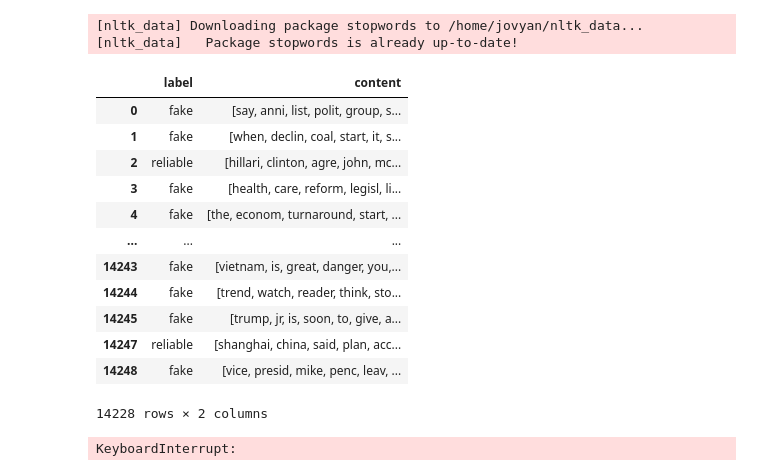
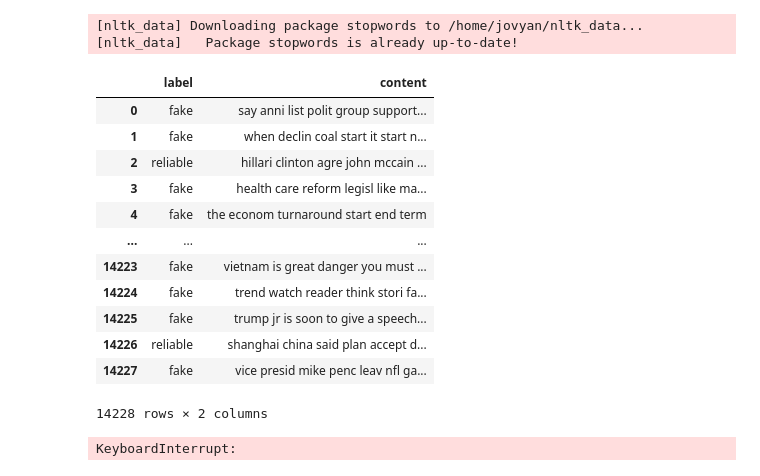
Before and after one commit to CS3244-MachineLearning-Project-AY2021/Fake_News_Detection, a Jupyter notebook: Jerry/Combined_Domain_SVM.ipynb, the cells around one changed output. Cells and saved outputs as stored; diff of their text form; code cells hidden in the pictures.

Commit message:
[Feat] Results from combined title and combined domain2

```diff
--- a/Jerry/Combined_Domain_SVM.ipynb
+++ b/Jerry/Combined_Domain_SVM.ipynb
@@ -84,6 +84,7 @@ def clean_content(text):
 
     # Porter stemmer back to basic english words
     words = [ps.stem(word) for word in allalpha_tokens if not word in stopwords.words('english')]
+    words = ' '.join(words)
     return words
 # %% [output]
 [nltk_data] Downloading package stopwords to /home/jovyan/nltk_data...
@@ -91,27 +92,27 @@ def clean_content(text):
 # %%
 combined_content_df = combined_df.drop(columns=['url', 'title', 'domain', 'author'])
 combined_content_df = combined_content_df.reset_index(drop=True)
 combined_content_df = combined_content_df.dropna()
 
 combined_content_df['content'] = combined_content_df['content'].swifter.apply(lambda x: clean_content(x))
 
 combined_content_df = combined_content_df.dropna()
 combined_content_df.reset_index(drop=True, inplace=True)
-combined_content_df.to_csv('./work/Datasets/Combined_Dataset/processed_content.csv', mode='a')
+combined_content_df.to_csv('./work/Datasets/Combined_Dataset/processed_content.csv', mode='a', index=False)
 
 combined_content_df
 # %% [output]
 |  | label | content |
-| 0 | fake | [say, anni, list, polit, group, s... |
-| 1 | fake | [when, declin, coal, start, it, s... |
-| 2 | reliable | [hillari, clinton, agre, john, mc... |
-| 3 | fake | [health, care, reform, legisl, li... |
-| 4 | fake | [the, econom, turnaround, start, ... |
+| 0 | fake | say anni list polit group support... |
+| 1 | fake | when declin coal start it start n... |
+| 2 | reliable | hillari clinton agre john mccain ... |
+| 3 | fake | health care reform legisl like ma... |
+| 4 | fake | the econom turnaround start end term |
 | ... | ... | ... |
-| 14243 | fake | [vietnam, is, great, danger, you,... |
-| 14244 | fake | [trend, watch, reader, think, sto... |
-| 14245 | fake | [trump, jr, is, soon, to, give, a... |
-| 14247 | reliable | [shanghai, china, said, plan, acc... |
-| 14248 | fake | [vice, presid, mike, penc, leav, ... |
+| 14223 | fake | vietnam is great danger you must ... |
+| 14224 | fake | trend watch reader think stori fa... |
+| 14225 | fake | trump jr is soon to give a speech... |
+| 14226 | reliable | shanghai china said plan accept d... |
+| 14227 | fake | vice presid mike penc leav nfl ga... |
 14228 rows × 2 columns
 # %%
```
Also changed, not shown: parts of 8 cells of this notebook, 2 other files.
